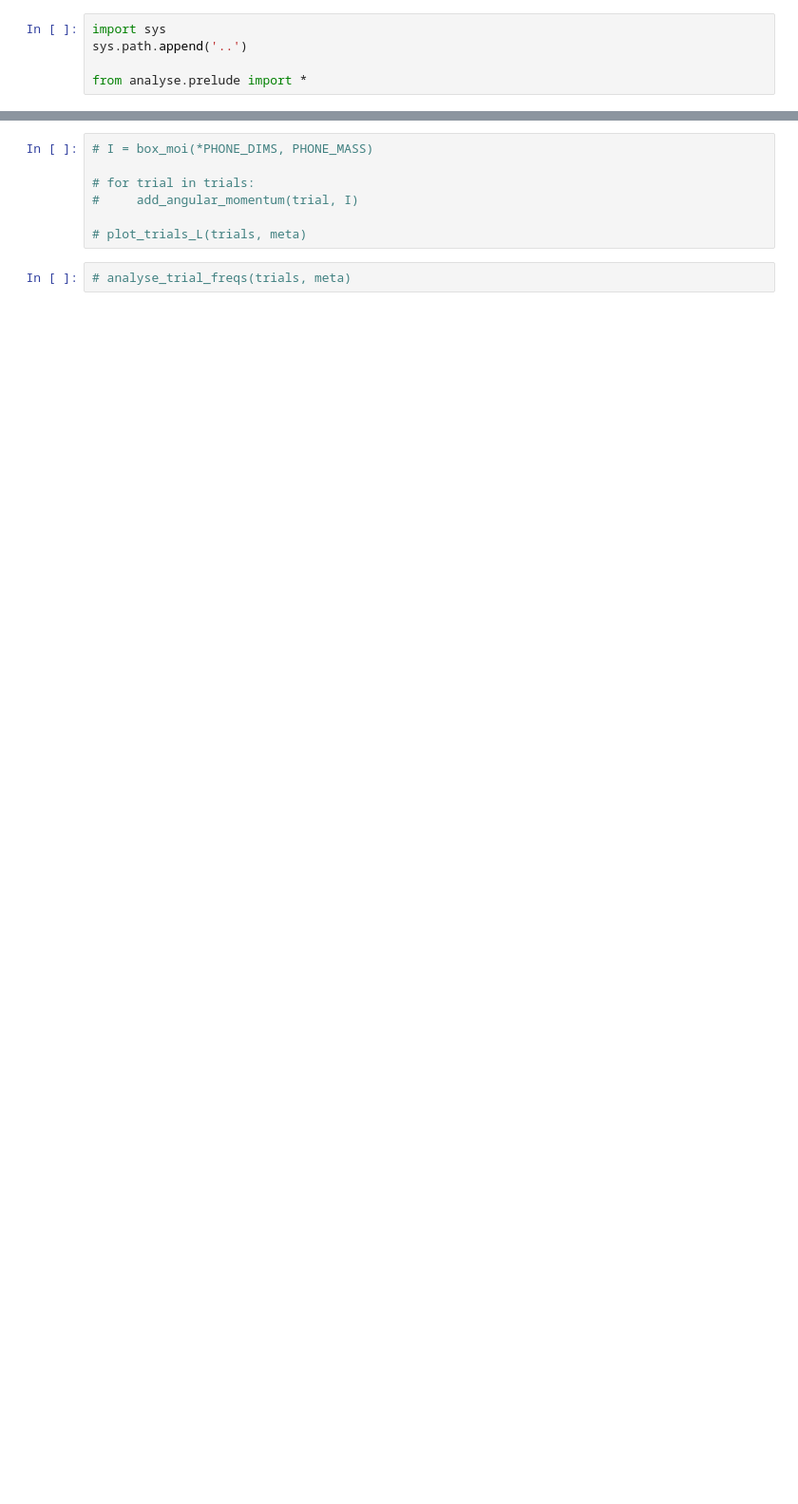
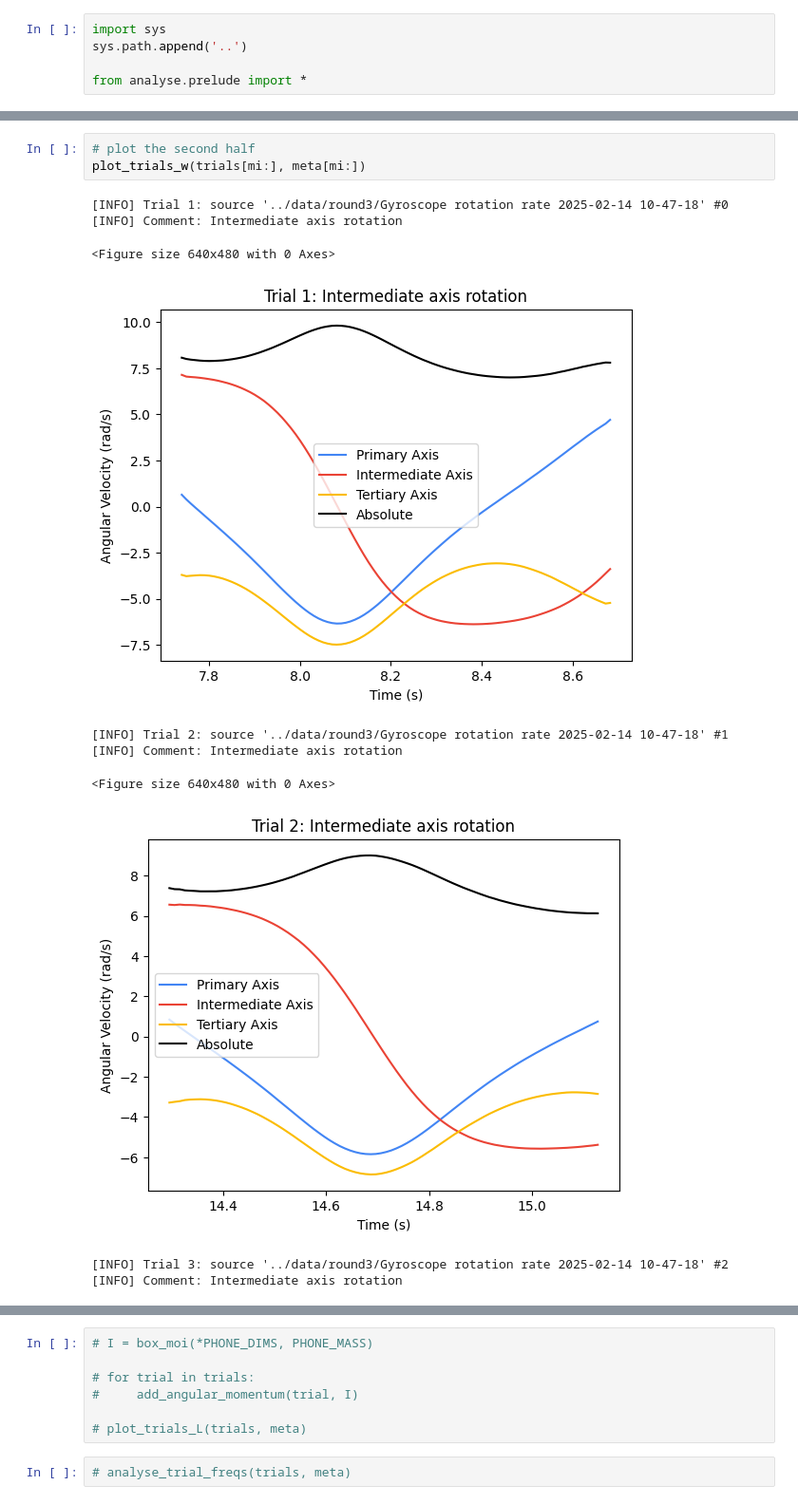
Before and after one commit to fbubbar/sci1-t2, a Jupyter notebook: analyse/round3.ipynb, the cells around one changed output, grey strips where cells are left out. Shown at 95% size. Saved outputs shown, nothing was run; the diff lists cells and outputs as text; blank space fills up the shorter version.

```diff
--- a/analyse/round3.ipynb
+++ b/analyse/round3.ipynb
@@ -27,0 +36,14 @@ plot_trials_w(trials[:25], meta[:25])
+# %%
+# plot the second half
+plot_trials_w(trials[mi:], meta[mi:])
+# %% [output]
+[INFO] Trial 1: source '../data/round3/Gyroscope rotation rate 2025-02-14 10-47-18' #0
+[INFO] Comment: Intermediate axis rotation
+<Figure size 640x480 with 0 Axes>
+[figure, added]
+[INFO] Trial 2: source '../data/round3/Gyroscope rotation rate 2025-02-14 10-47-18' #1
+[INFO] Comment: Intermediate axis rotation
+<Figure size 640x480 with 0 Axes>
+[figure, added]
+[INFO] Trial 3: source '../data/round3/Gyroscope rotation rate 2025-02-14 10-47-18' #2
+[INFO] Comment: Intermediate axis rotation
```
Also changed, not shown: parts of 2 cells of this notebook, 1 other file.
